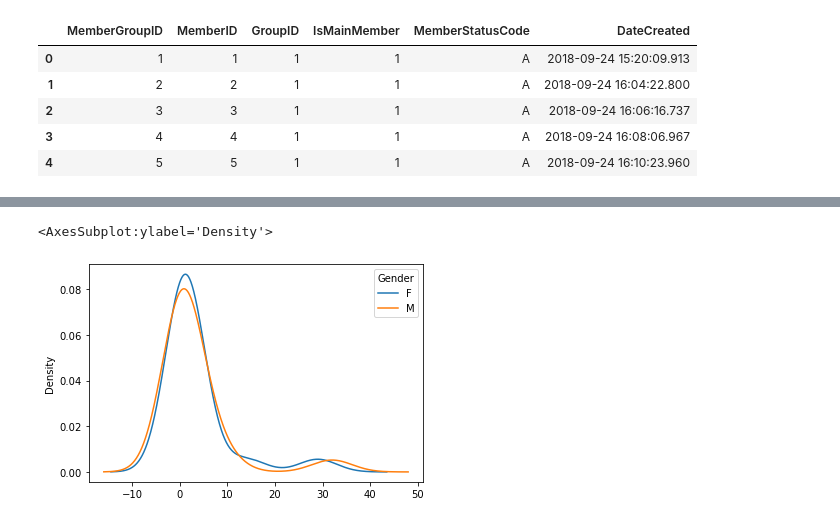
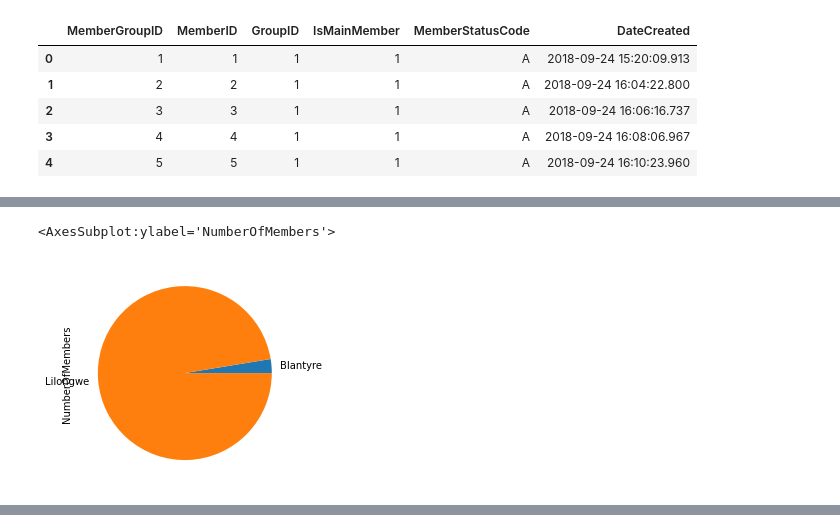
Before and after one commit to pike-msonda/adds_project, a Jupyter notebook: vsla.ipynb, the cells around one changed output, grey strips where cells are left out. Saved outputs shown, nothing was run; the diff lists cells and outputs as text; code cells hidden in the pictures.

```diff
--- a/vsla.ipynb
+++ b/vsla.ipynb
@@ -55,3 +83,10 @@ group_members = group_members.merge(members[['MemberID', 'Gender']], on="MemberI
+# %%
+major_cities = ['Lilongwe', 'Zomba', 'Mzuzu', 'Blantyre'] #major cities in Malawi
+# groups[groups.LocationName.isin(major_cities)]
+groups[groups.CountryName == 'Malawi'][groups.LocationName.isin(major_cities)].groupby(['LocationName']).NumberOfMembers.sum().plot.pie()
+# %% [output]
+<AxesSubplot:ylabel='NumberOfMembers'>
+[figure, added]
 # %%
 group_members.head()
 # %% [output]
@@ -61,8 +96,3 @@ group_members.head()
 | 2 | 3 | 3 | 1 | 1 | A | 2018-09-24 16:06:16.737 | M | Brakus-Borer | ... |
 | 3 | 4 | 4 | 1 | 1 | A | 2018-09-24 16:08:06.967 | M | Brakus-Borer | ... |
 | 4 | 5 | 5 | 1 | 1 | A | 2018-09-24 16:10:23.960 | M | Brakus-Borer | ... |
-# %%
-pd.crosstab([group_members.GroupName],group_members.Gender).plot.density()
-# %% [output]
-<AxesSubplot:ylabel='Density'>
-[figure, removed]
```
Also changed, not shown: parts of 8 cells of this notebook, 1 other file.
